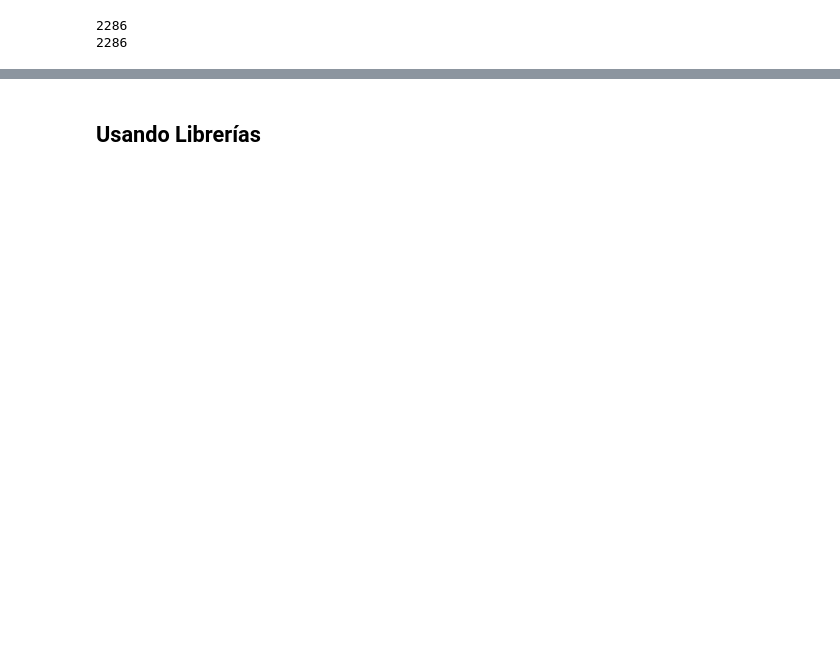
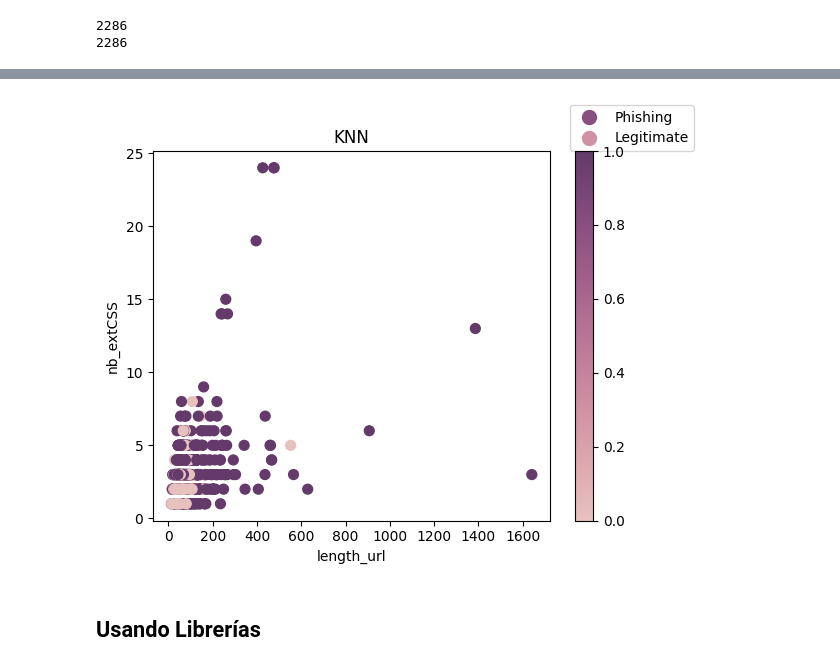
Before and after one commit to angelcast2002/Lab01-IA, a Jupyter notebook: lab01.ipynb, the cells around one changed output, grey strips where cells are left out. Cells and saved outputs as stored; diff of their text form; code cells hidden in the pictures; blank space fills up the shorter version.

```diff
--- a/lab01.ipynb
+++ b/lab01.ipynb
@@ -334,3 +353,24 @@ print(acc)
+# %%
+import seaborn as sns
+cmap = sns.cubehelix_palette(dark=.3, light=.8, as_cmap=True)
+f, ax = plt.subplots()
+points = ax.scatter(X_test['length_url'], X_test['nb_dots'], c=predicciones, s=50, cmap=cmap)
+f.colorbar(points)
+
+labels = ['Phishing', 'Legitimate']
+colors = [cmap(0.8), cmap(0.3)]
+patches = [plt.plot([],[], marker="o", ms=10, ls="", mec=None, color=colors[i],
+            label="{:s}".format(labels[i]) )[0]  for i in range(len(labels))]
+ax.legend(handles=patches, bbox_to_anchor=(1.05, 1), loc=3, borderaxespad=0. )
+
+
+plt.xlabel('length_url')
+plt.ylabel('nb_extCSS')
+plt.title('KNN')
+
+plt.show()
+# %% [output]
+[figure, added]
 # %% [markdown]
 ## Usando Librerías
 # %%
```
Also changed, not shown: parts of 6 cells of this notebook.
